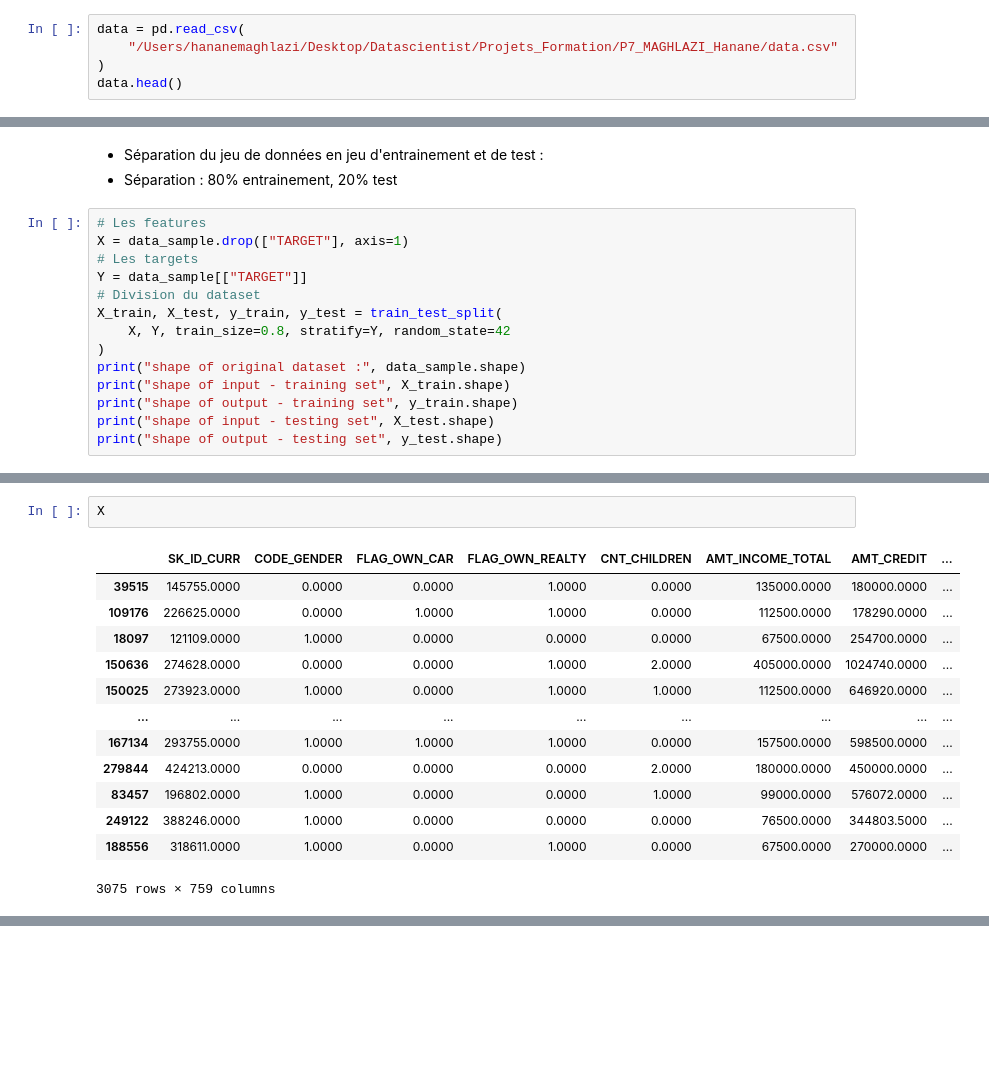
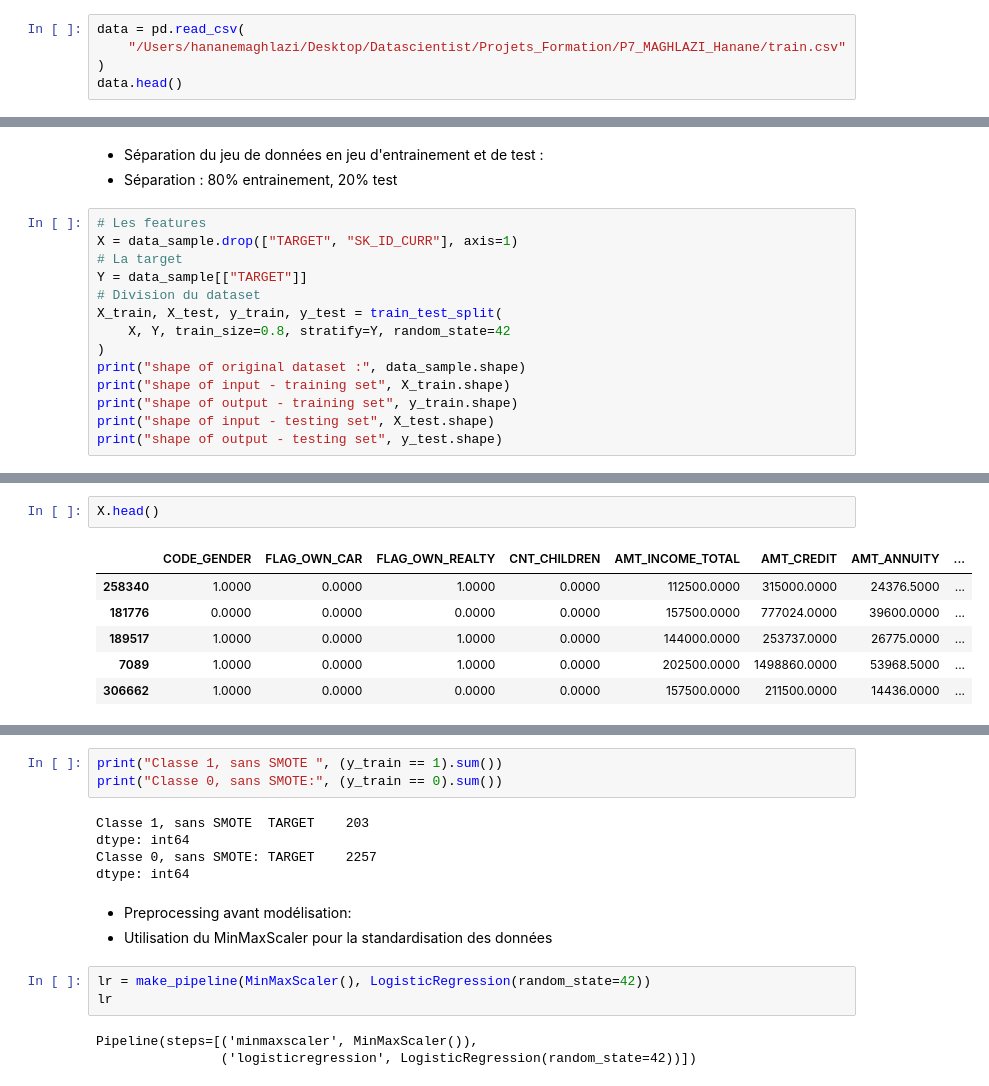
Before and after one commit to HananeMaghlazi/P7_Scoring, a Jupyter notebook: Scoring7_Modelisation.ipynb, the cells around one changed output, grey strips where cells are left out. Saved outputs shown, nothing was run; the diff lists cells and outputs as text; blank space fills up the shorter version.

```diff
--- a/Scoring7_Modelisation.ipynb
+++ b/Scoring7_Modelisation.ipynb
@@ -45,7 +56,7 @@ pd.set_option("float_format", lambda x: "%.4f" % x)
 #### Import du fichier :
 # %%
 data = pd.read_csv(
-    "/Users/hananemaghlazi/Desktop/Datascientist/Projets_Formation/P7_MAGHLAZI_Hanane/data.csv"
+    "/Users/hananemaghlazi/Desktop/Datascientist/Projets_Formation/P7_MAGHLAZI_Hanane/train.csv"
 )
 data.head()
 # %% [output]
@@ -88,8 +98,8 @@ Pipeline(steps=[('minmaxscaler', MinMaxScaler()),
 - Séparation : 80% entrainement, 20% test
 # %%
 # Les features
-X = data_sample.drop(["TARGET"], axis=1)
-# Les targets
+X = data_sample.drop(["TARGET", "SK_ID_CURR"], axis=1)
+# La target
 Y = data_sample[["TARGET"]]
 # Division du dataset
 X_train, X_test, y_train, y_test = train_test_split(
@@ -127,16 +128,9 @@ Y
 # %%
-X
+X.head()
 # %% [output]
-|  | SK_ID_CURR | CODE_GENDER | FLAG_OWN_CAR | FLAG_OWN_REALTY | CNT_CHILDREN | AMT_INCOME_TOTAL | AMT_CREDIT | ... |
-| 39515 | 145755.0000 | 0.0000 | 0.0000 | 1.0000 | 0.0000 | 135000.0000 | 180000.0000 | ... |
-| 109176 | 226625.0000 | 0.0000 | 1.0000 | 1.0000 | 0.0000 | 112500.0000 | 178290.0000 | ... |
-| 18097 | 121109.0000 | 1.0000 | 0.0000 | 0.0000 | 0.0000 | 67500.0000 | 254700.0000 | ... |
-| 150636 | 274628.0000 | 0.0000 | 0.0000 | 1.0000 | 2.0000 | 405000.0000 | 1024740.0000 | ... |
-| 150025 | 273923.0000 | 1.0000 | 0.0000 | 1.0000 | 1.0000 | 112500.0000 | 646920.0000 | ... |
-| ... | ... | ... | ... | ... | ... | ... | ... | ... |
-| 167134 | 293755.0000 | 1.0000 | 1.0000 | 1.0000 | 0.0000 | 157500.0000 | 598500.0000 | ... |
-| 279844 | 424213.0000 | 0.0000 | 0.0000 | 0.0000 | 2.0000 | 180000.0000 | 450000.0000 | ... |
-| 83457 | 196802.0000 | 1.0000 | 0.0000 | 0.0000 | 1.0000 | 99000.0000 | 576072.0000 | ... |
-| 249122 | 388246.0000 | 1.0000 | 0.0000 | 0.0000 | 0.0000 | 76500.0000 | 344803.5000 | ... |
-| 188556 | 318611.0000 | 1.0000 | 0.0000 | 1.0000 | 0.0000 | 67500.0000 | 270000.0000 | ... |
+|  | CODE_GENDER | FLAG_OWN_CAR | FLAG_OWN_REALTY | CNT_CHILDREN | AMT_INCOME_TOTAL | AMT_CREDIT | AMT_ANNUITY | ... |
+| 258340 | 1.0000 | 0.0000 | 1.0000 | 0.0000 | 112500.0000 | 315000.0000 | 24376.5000 | ... |
+| 181776 | 0.0000 | 0.0000 | 0.0000 | 0.0000 | 157500.0000 | 777024.0000 | 39600.0000 | ... |
+| 189517 | 1.0000 | 0.0000 | 1.0000 | 0.0000 | 144000.0000 | 253737.0000 | 26775.0000 | ... |
+| 7089 | 1.0000 | 0.0000 | 1.0000 | 0.0000 | 202500.0000 | 1498860.0000 | 53968.5000 | ... |
+| 306662 | 1.0000 | 0.0000 | 0.0000 | 0.0000 | 157500.0000 | 211500.0000 | 14436.0000 | ... |
-3075 rows × 759 columns
@@ -144,3 +137,20 @@ X
+# %%
+print("Classe 1, sans SMOTE ", (y_train == 1).sum())
+print("Classe 0, sans SMOTE:", (y_train == 0).sum())
+# %% [output]
+Classe 1, sans SMOTE  TARGET    203
+dtype: int64
+Classe 0, sans SMOTE: TARGET    2257
+dtype: int64
+# %% [markdown]
+- Preprocessing avant modélisation:
+- Utilisation du MinMaxScaler pour la standardisation des données
+# %%
+lr = make_pipeline(MinMaxScaler(), LogisticRegression(random_state=42))
+lr
+# %% [output]
+Pipeline(steps=[('minmaxscaler', MinMaxScaler()),
+                ('logisticregression', LogisticRegression(random_state=42))])
 # %%
 # Fonction qui va entrainer le modèle,prédire et évaluer l'ensemble des modèles
 def evaluation(model):
```
Also changed, not shown: parts of 71 cells of this notebook.
